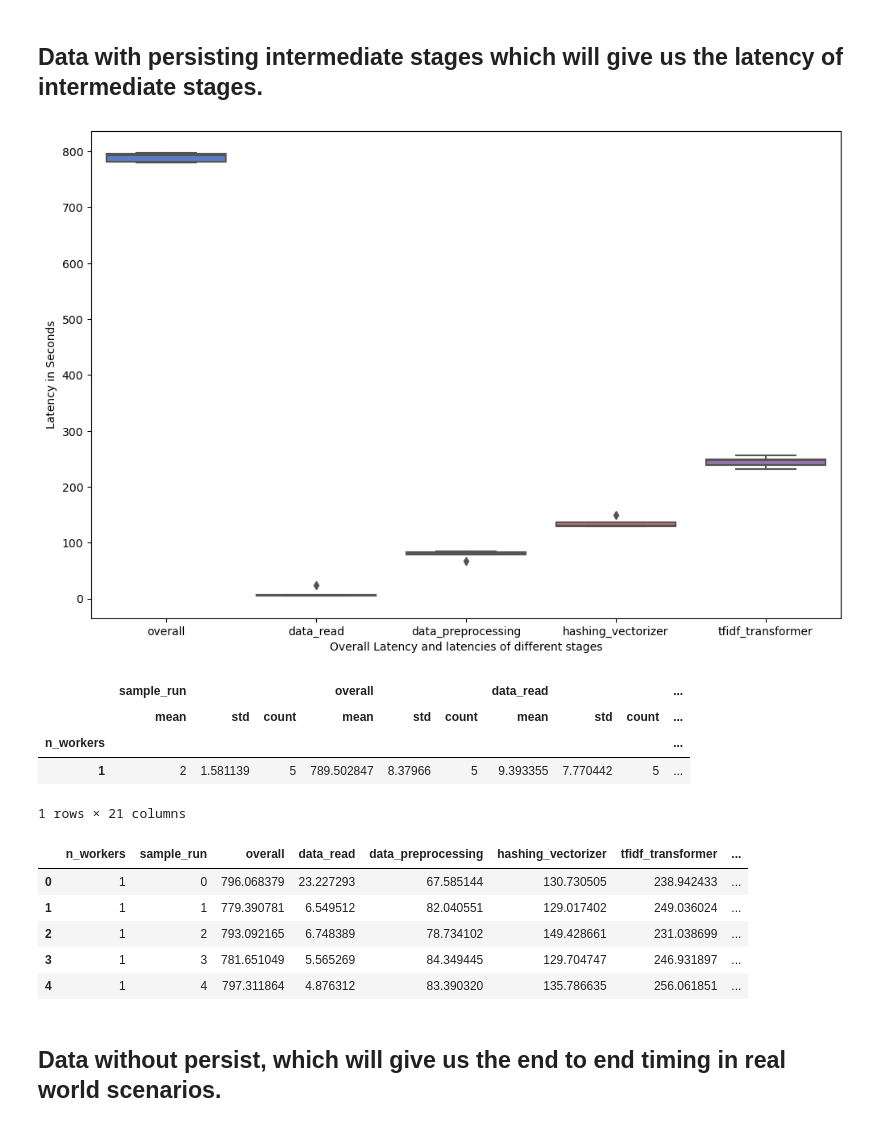
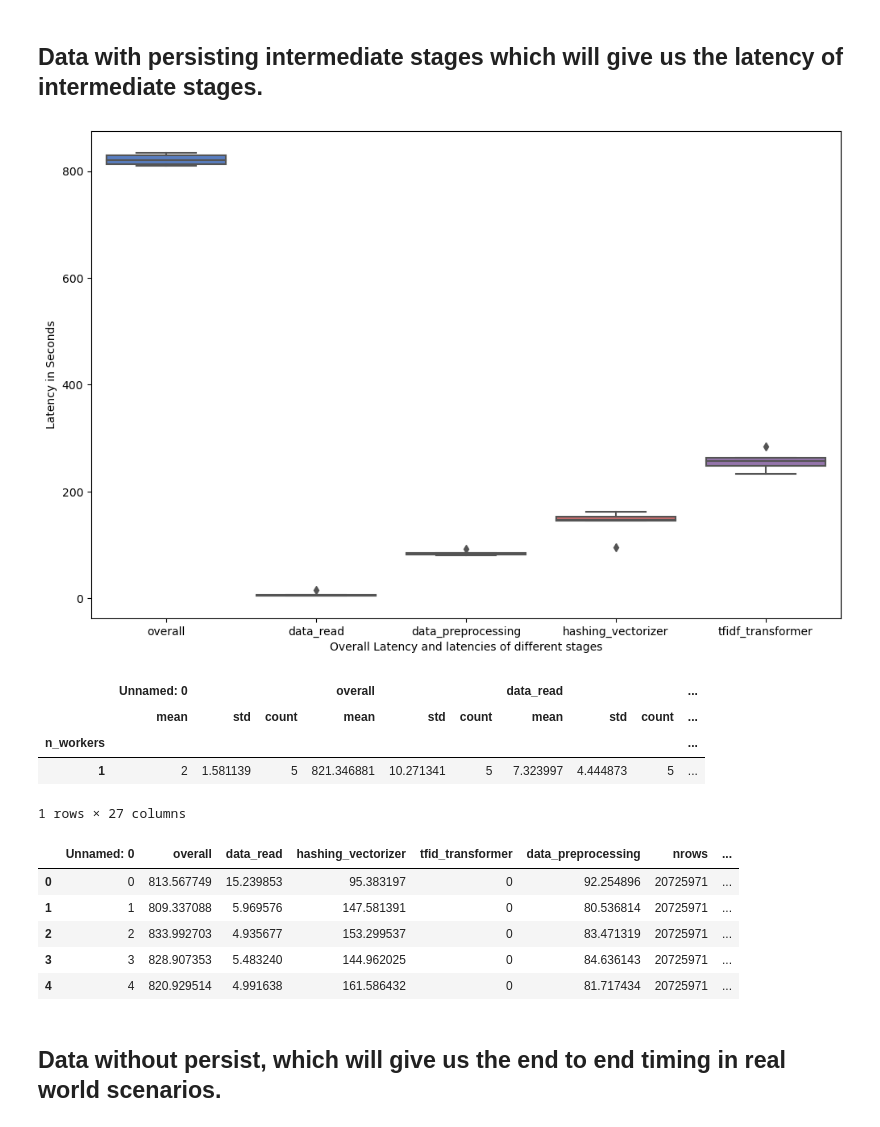
Before and after one commit to rapidsai/rapids-examples, a Jupyter notebook: tfidf-benchmark/Visualize.ipynb, the cells around one changed output. Saved outputs shown, nothing was run; the diff lists cells and outputs as text; code cells hidden in the pictures.

```diff
--- a/tfidf-benchmark/Visualize.ipynb
+++ b/tfidf-benchmark/Visualize.ipynb
@@ -88,25 +52,25 @@ groupy_cuML
 # %% [markdown]
 ## Data with persisting intermediate stages which will give us the latency of intermediate stages.
 # %%
-data_spark_persist, melt_data_spark_persist = visualize_data_spark("./results/result_poc_nlp_spark_Books_persist.pkl")
+data_spark_persist, melt_data_spark_persist = visualize_data_spark_adjusted("./results/result_poc_nlp_spark_Books_persist.csv")
 groupy_spark_persist = data_spark_persist.groupby("n_workers").agg(['mean', 'std', 'count'])
 groupy_spark_persist
 # %% [output]
-[figure, old version]
+[figure, new version]
-|  | sample_run |  |  | overall |  |  | data_read |  |  | ... |
+|  | Unnamed: 0 |  |  | overall |  |  | data_read |  |  | ... |
 |  | mean | std | count | mean | std | count | mean | std | count | ... |
 | n_workers |  |  |  |  |  |  |  |  |  | ... |
-| 1 | 2 | 1.581139 | 5 | 789.502847 | 8.37966 | 5 | 9.393355 | 7.770442 | 5 | ... |
+| 1 | 2 | 1.581139 | 5 | 821.346881 | 10.271341 | 5 | 7.323997 | 4.444873 | 5 | ... |
-1 rows × 21 columns
+1 rows × 27 columns
 # %%
 data_spark_persist
 # %% [output]
-|  | n_workers | sample_run | overall | data_read | data_preprocessing | hashing_vectorizer | tfidf_transformer | ... |
-| 0 | 1 | 0 | 796.068379 | 23.227293 | 67.585144 | 130.730505 | 238.942433 | ... |
-| 1 | 1 | 1 | 779.390781 | 6.549512 | 82.040551 | 129.017402 | 249.036024 | ... |
-| 2 | 1 | 2 | 793.092165 | 6.748389 | 78.734102 | 149.428661 | 231.038699 | ... |
-| 3 | 1 | 3 | 781.651049 | 5.565269 | 84.349445 | 129.704747 | 246.931897 | ... |
-| 4 | 1 | 4 | 797.311864 | 4.876312 | 83.390320 | 135.786635 | 256.061851 | ... |
+|  | Unnamed: 0 | overall | data_read | hashing_vectorizer | tfid_transformer | data_preprocessing | nrows | ... |
+| 0 | 0 | 813.567749 | 15.239853 | 95.383197 | 0 | 92.254896 | 20725971 | ... |
+| 1 | 1 | 809.337088 | 5.969576 | 147.581391 | 0 | 80.536814 | 20725971 | ... |
+| 2 | 2 | 833.992703 | 4.935677 | 153.299537 | 0 | 83.471319 | 20725971 | ... |
+| 3 | 3 | 828.907353 | 5.483240 | 144.962025 | 0 | 84.636143 | 20725971 | ... |
+| 4 | 4 | 820.929514 | 4.991638 | 161.586432 | 0 | 81.717434 | 20725971 | ... |
 # %% [markdown]
 ## Data without persist, which will give us the end to end timing in real world scenarios.
 # %%
```
Also changed, not shown: parts of 8 cells of this notebook, 10 other files.
